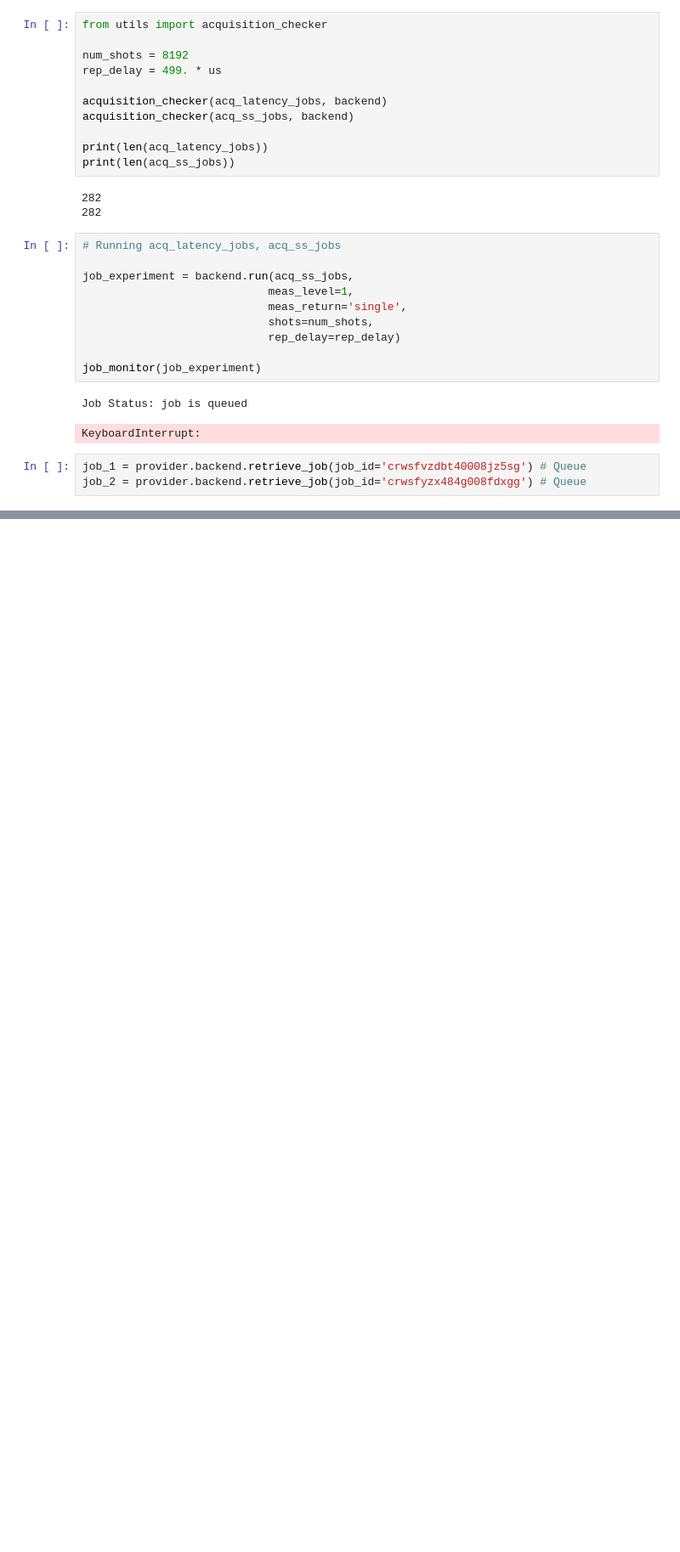
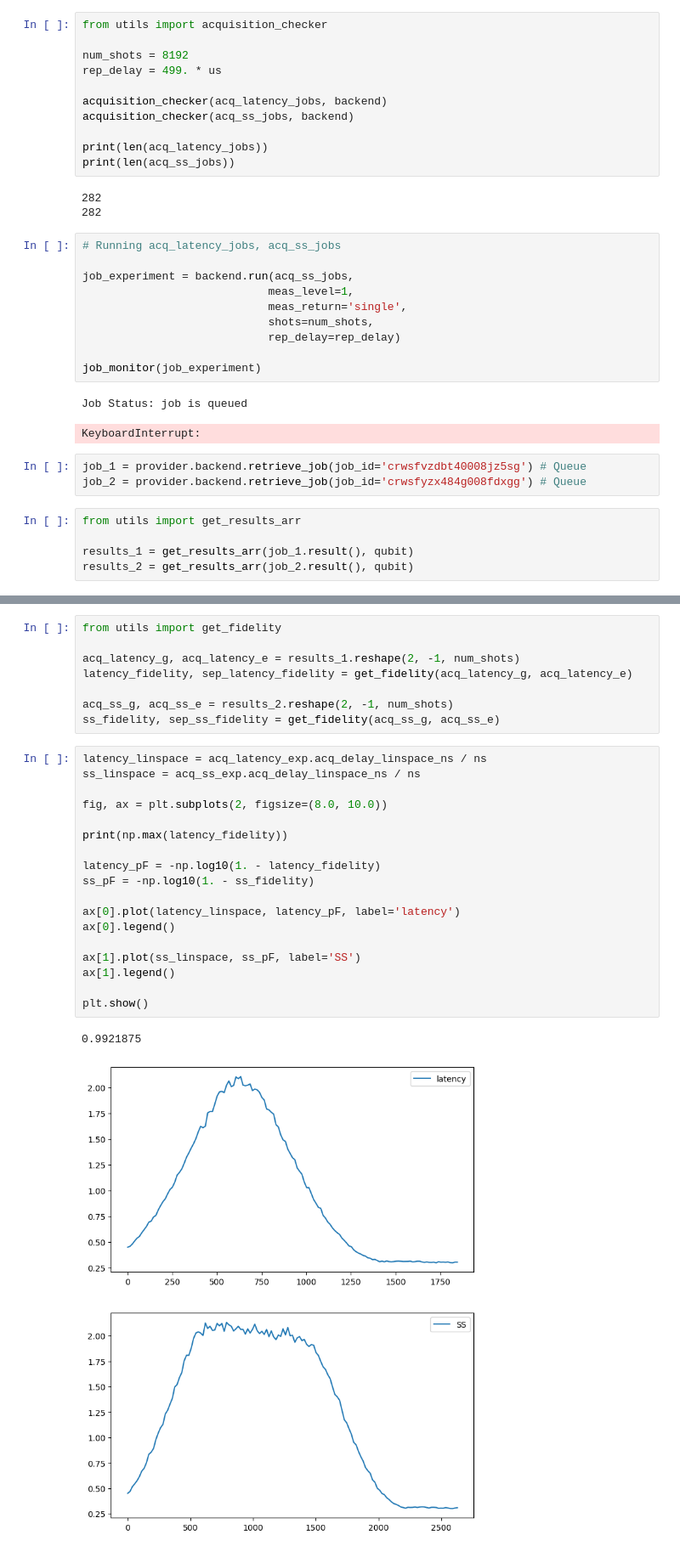
Before and after one commit to AnikenC/ReadoutWithRL, a Jupyter notebook: readoutWithRL/Experiments/acq_exp_sherbrooke.ipynb, the cells around one changed output, grey strips where cells are left out. Shown at 85% size. Cells and saved outputs as stored; diff of their text form; blank space fills up the shorter version.

```diff
--- a/readoutWithRL/Experiments/acq_exp_sherbrooke.ipynb
+++ b/readoutWithRL/Experiments/acq_exp_sherbrooke.ipynb
@@ -213,3 +213,8 @@ KeyboardInterrupt:
 # %%
 job_1 = provider.backend.retrieve_job(job_id='crwsfvzdbt40008jz5sg') # Queue
 job_2 = provider.backend.retrieve_job(job_id='crwsfyzx484g008fdxgg') # Queue
+# %%
+from utils import get_results_arr
+
+results_1 = get_results_arr(job_1.result(), qubit)
+results_2 = get_results_arr(job_2.result(), qubit)
@@ -215,0 +223,29 @@ job_2 = provider.backend.retrieve_job(job_id='crwsfyzx484g008fdxgg') # Queue
+# %%
+from utils import get_fidelity
+
+acq_latency_g, acq_latency_e = results_1.reshape(2, -1, num_shots)
+latency_fidelity, sep_latency_fidelity = get_fidelity(acq_latency_g, acq_latency_e)
+
+acq_ss_g, acq_ss_e = results_2.reshape(2, -1, num_shots)
+ss_fidelity, sep_ss_fidelity = get_fidelity(acq_ss_g, acq_ss_e)
+# %%
+latency_linspace = acq_latency_exp.acq_delay_linspace_ns / ns
+ss_linspace = acq_ss_exp.acq_delay_linspace_ns / ns
+
+fig, ax = plt.subplots(2, figsize=(8.0, 10.0))
+
+print(np.max(latency_fidelity))
+
+latency_pF = -np.log10(1. - latency_fidelity)
+ss_pF = -np.log10(1. - ss_fidelity)
+
+ax[0].plot(latency_linspace, latency_pF, label='latency')
+ax[0].legend()
+
+ax[1].plot(ss_linspace, ss_pF, label='SS')
+ax[1].legend()
+
+plt.show()
+# %% [output]
+0.9921875
+[figure, added]
```
Also changed, not shown: parts of 1 cell of this notebook, 2 other files.
